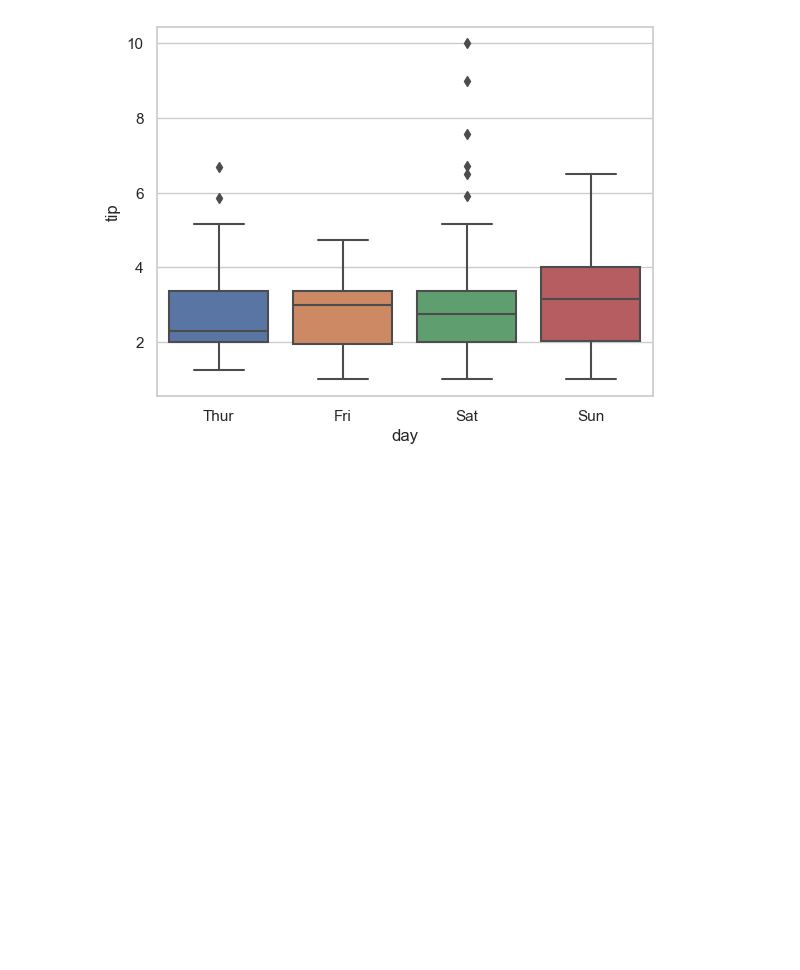
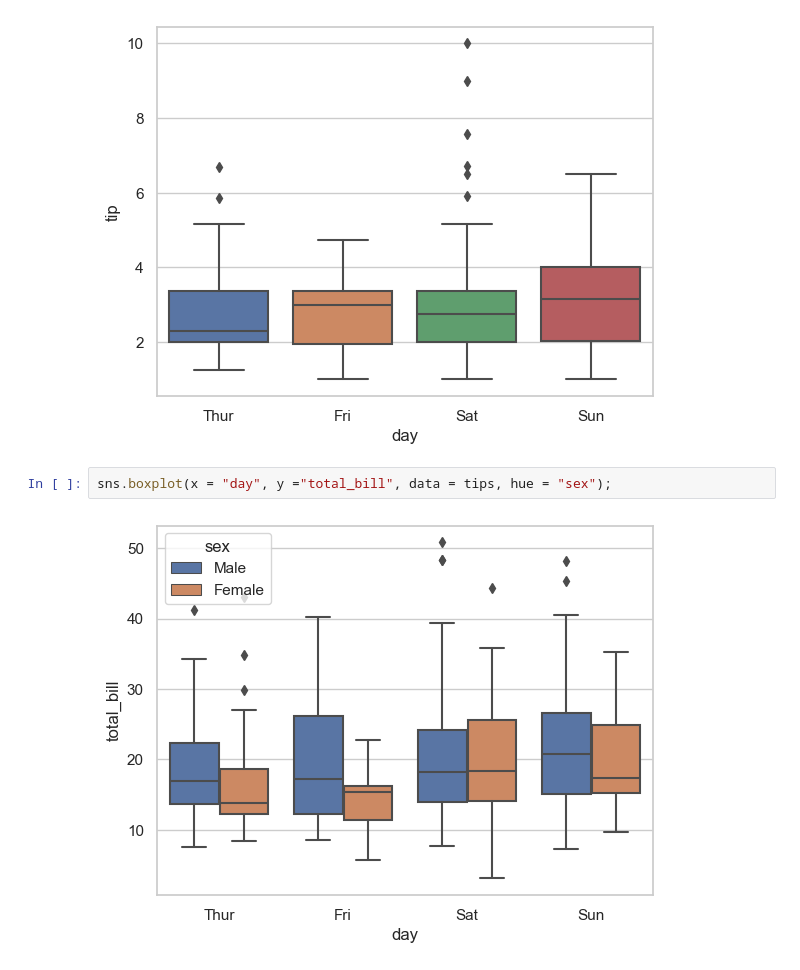
Before and after one commit to SerhanSubasi/Data-Visulation, a Jupyter notebook: Practice/Seaborn Practice.ipynb, the cells around one changed output. Cells and saved outputs as stored; diff of their text form; blank space fills up the shorter version.

```diff
--- a/Practice/Seaborn Practice.ipynb
+++ b/Practice/Seaborn Practice.ipynb
@@ -509,3 +511,7 @@ sns.countplot kullanılarak çizilen grafiğe göre, x ekseninde yer alan her bi
 sns.boxplot(x = "day", y ="tip", data = tips);
 # %% [output]
 [figure]
+# %%
+sns.boxplot(x = "day", y ="total_bill", data = tips, hue = "sex");
+# %% [output]
+[figure, added]
```
Also changed, not shown: parts of 19 cells of this notebook, 1 other file.
